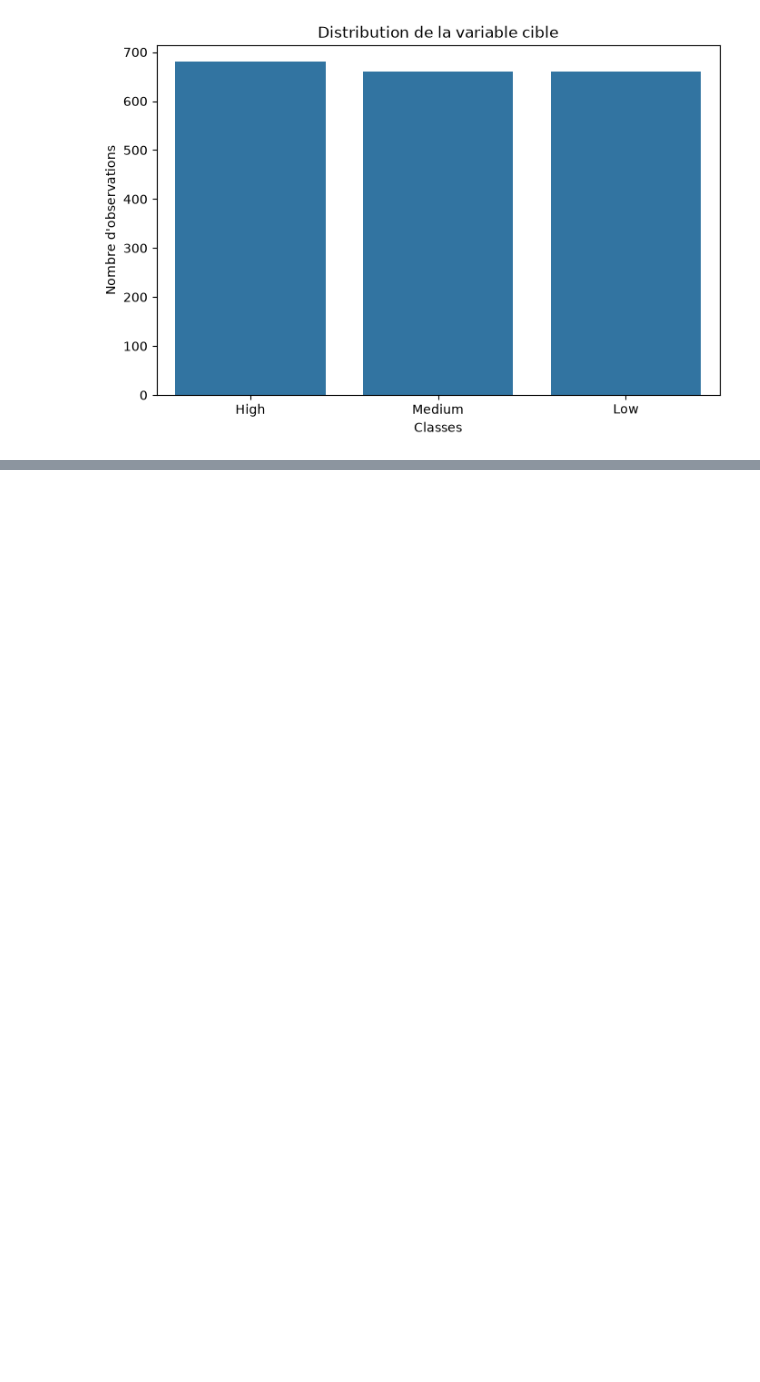
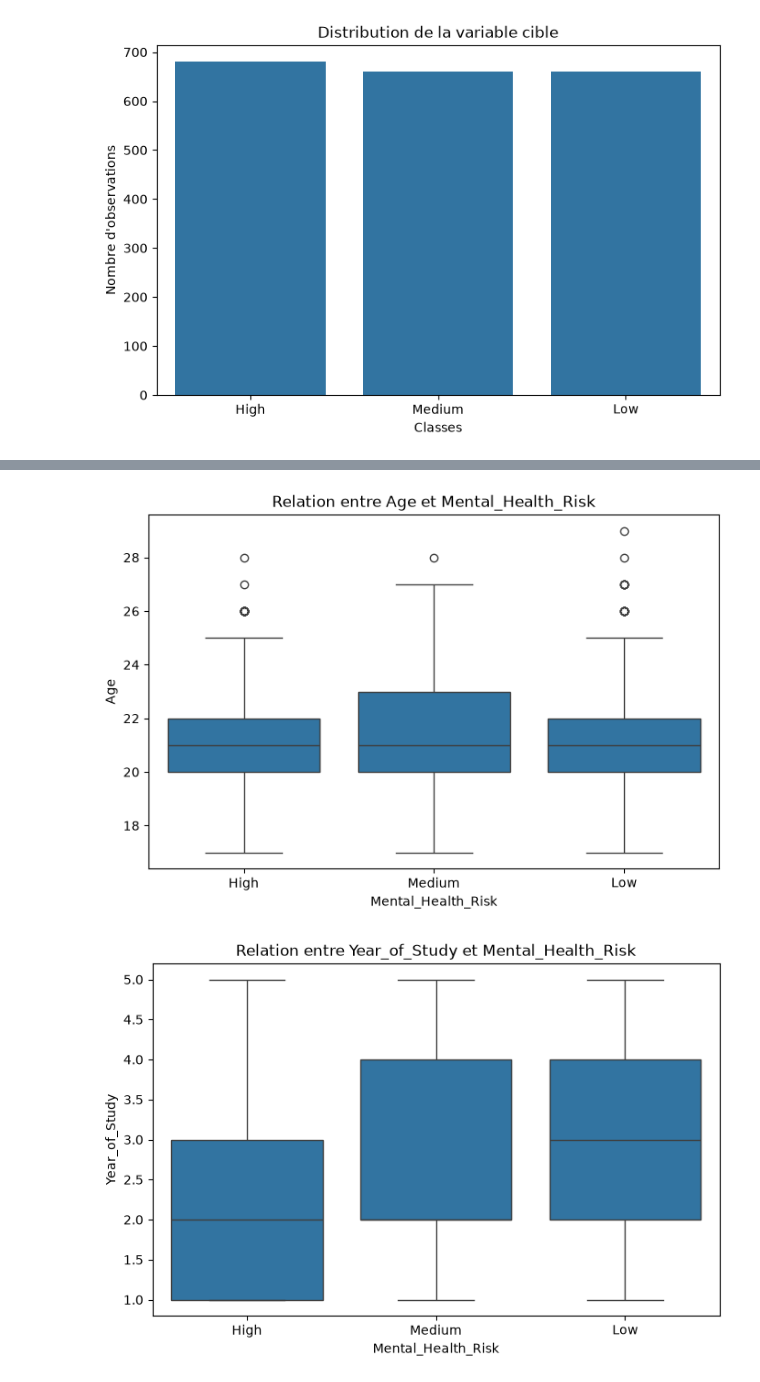
Before and after one commit to SaadiaAjbbar/Mental_Health_Risk_Prediction, a Jupyter notebook: notebooks/01_EDA.ipynb, the cells around one changed output, grey strips where cells are left out. Drawn from its saved outputs; the diff is of its cells as text; code cells hidden in the pictures; blank space fills up the shorter version.

Commit message:
Analyse des relations entre les variables explicatives et la cible.

```diff
--- a/notebooks/01_EDA.ipynb
+++ b/notebooks/01_EDA.ipynb
@@ -517,3 +517,11 @@ plt.ylabel("Nombre d'observations")
 plt.show()
 # %% [output]
 [figure]
+# %%
+TARGET_COLUMN = "Mental_Health_Risk"
+y = df[TARGET_COLUMN]
+# %%
+X=df.drop(columns=[TARGET_COLUMN])
+print("Dimensions des variables explicatives :", X.shape)
+
+print("Dimensions de la variable cible :", y.shape)
@@ -519,0 +531,6 @@ plt.show()
+# %%
+numeric_columns = X.select_dtypes(include=np.number).columns
+
+numeric_target_analysis = df.groupby(TARGET_COLUMN)[numeric_columns].mean()
+
+display(numeric_target_analysis)
@@ -519,0 +543,20 @@ plt.show()
+# %%
+import matplotlib.pyplot as plt
+import seaborn as sns
+
+for column in numeric_columns:
+
+    plt.figure(figsize=(8, 5))
+
+    sns.boxplot(data=df, x=TARGET_COLUMN, y=column)
+
+    plt.title(f"Relation entre {column} et {TARGET_COLUMN}")
+
+    plt.xlabel(TARGET_COLUMN)
+
+    plt.ylabel(column)
+
+    plt.show()
+# %% [output]
+[figure, added]
+[figure, added]
```
Also changed, not shown: parts of 7 cells of this notebook.
